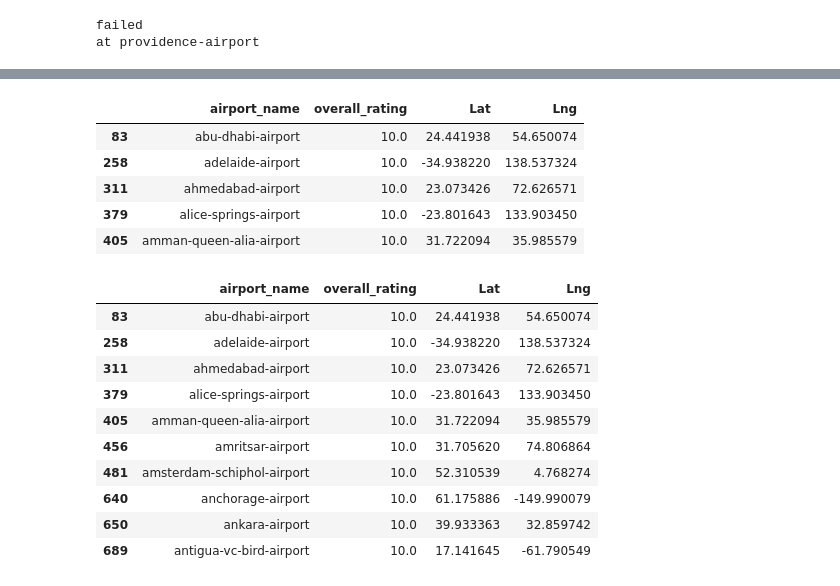
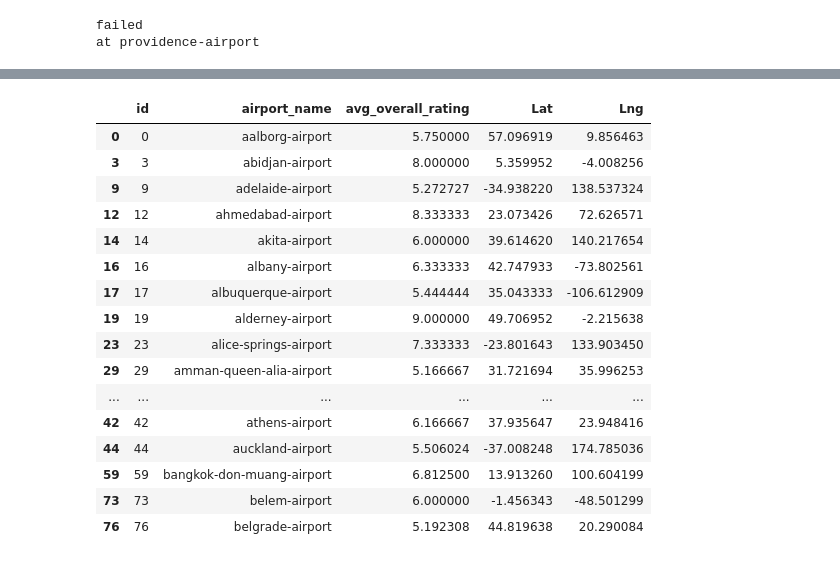
Before and after one commit to TommyHvidhyld/Comparing_Airports, a Jupyter notebook: airport.ipynb, the cells around one changed output, grey strips where cells are left out. Drawn from its saved outputs; the diff is of its cells as text; code cells hidden in the pictures.

```diff
--- a/airport.ipynb
+++ b/airport.ipynb
@@ -53,0 +73,5 @@ airport_rating
+# %%
+avg_airport_summary.reset_index(inplace=True)
+avg_airport_summary['id'] = avg_airport_summary.index
+airport_summary = avg_airport_summary[["id","airport_name","avg_overall_rating"]]
+airport_summary
@@ -53,0 +92,3 @@ airport_rating
+# %%
+airport_rating = airport_summary[airport_summary.avg_overall_rating>5]
+airport_rating
@@ -107,7 +145,7 @@ for city in cities:
     except:
         print('failed')
         print(f'at {city}')
-        airport_rating_clean = airport_rating.loc[airport_rating['airport_name'] != city]
+        final_airport_clean = airport_rating.loc[airport_rating['airport_name'] != city]
 # %% [output]
 failed
 at providence-airport
@@ -130,7 +172,7 @@ len(lat)
 # %%
-airport_rating_clean['Lat'] = lat
-airport_rating_clean['Lng'] = lng
-airport_rating_clean
+final_airport_clean['Lat'] = lat
+final_airport_clean['Lng'] = lng
+final_airport_clean
 # %% [output]
 A value is trying to be set on a copy of a slice from a DataFrame.
 Try using .loc[row_indexer,col_indexer] = value instead
@@ -157,24 +199,21 @@ See the caveats in the documentation: https://pandas.pydata.org/pandas-docs/stab
-# %%
-airport_rating_clean.head()
-# %% [output]
-|  | airport_name | overall_rating | Lat | Lng |
-| 83 | abu-dhabi-airport | 10.0 | 24.441938 | 54.650074 |
-| 258 | adelaide-airport | 10.0 | -34.938220 | 138.537324 |
-| 311 | ahmedabad-airport | 10.0 | 23.073426 | 72.626571 |
-| 379 | alice-springs-airport | 10.0 | -23.801643 | 133.903450 |
-| 405 | amman-queen-alia-airport | 10.0 | 31.722094 | 35.985579 |
 # %%
-test_df = airport_rating_clean.iloc[:10]
+test_df = final_airport_clean.iloc[:20]
 test_df
 # %% [output]
-|  | airport_name | overall_rating | Lat | Lng |
-| 83 | abu-dhabi-airport | 10.0 | 24.441938 | 54.650074 |
-| 258 | adelaide-airport | 10.0 | -34.938220 | 138.537324 |
-| 311 | ahmedabad-airport | 10.0 | 23.073426 | 72.626571 |
-| 379 | alice-springs-airport | 10.0 | -23.801643 | 133.903450 |
-| 405 | amman-queen-alia-airport | 10.0 | 31.722094 | 35.985579 |
-| 456 | amritsar-airport | 10.0 | 31.705620 | 74.806864 |
-| 481 | amsterdam-schiphol-airport | 10.0 | 52.310539 | 4.768274 |
-| 640 | anchorage-airport | 10.0 | 61.175886 | -149.990079 |
-| 650 | ankara-airport | 10.0 | 39.933363 | 32.859742 |
-| 689 | antigua-vc-bird-airport | 10.0 | 17.141645 | -61.790549 |
+|  | id | airport_name | avg_overall_rating | Lat | Lng |
+| 0 | 0 | aalborg-airport | 5.750000 | 57.096919 | 9.856463 |
+| 3 | 3 | abidjan-airport | 8.000000 | 5.359952 | -4.008256 |
+| 9 | 9 | adelaide-airport | 5.272727 | -34.938220 | 138.537324 |
+| 12 | 12 | ahmedabad-airport | 8.333333 | 23.073426 | 72.626571 |
+| 14 | 14 | akita-airport | 6.000000 | 39.614620 | 140.217654 |
+| 16 | 16 | albany-airport | 6.333333 | 42.747933 | -73.802561 |
+| 17 | 17 | albuquerque-airport | 5.444444 | 35.043333 | -106.612909 |
+| 19 | 19 | alderney-airport | 9.000000 | 49.706952 | -2.215638 |
+| 23 | 23 | alice-springs-airport | 7.333333 | -23.801643 | 133.903450 |
+| 29 | 29 | amman-queen-alia-airport | 5.166667 | 31.721694 | 35.996253 |
+| ... | ... | ... | ... | ... | ... |
+| 42 | 42 | athens-airport | 6.166667 | 37.935647 | 23.948416 |
+| 44 | 44 | auckland-airport | 5.506024 | -37.008248 | 174.785036 |
+| 59 | 59 | bangkok-don-muang-airport | 6.812500 | 13.913260 | 100.604199 |
+| 73 | 73 | belem-airport | 6.000000 | -1.456343 | -48.501299 |
+| 76 | 76 | belgrade-airport | 5.192308 | 44.819638 | 20.290084 |
```
Also changed, not shown: parts of 36 cells of this notebook, 1 other file.
